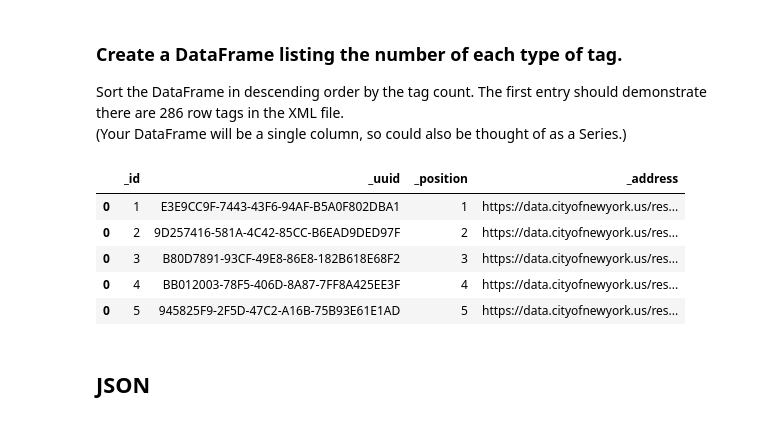
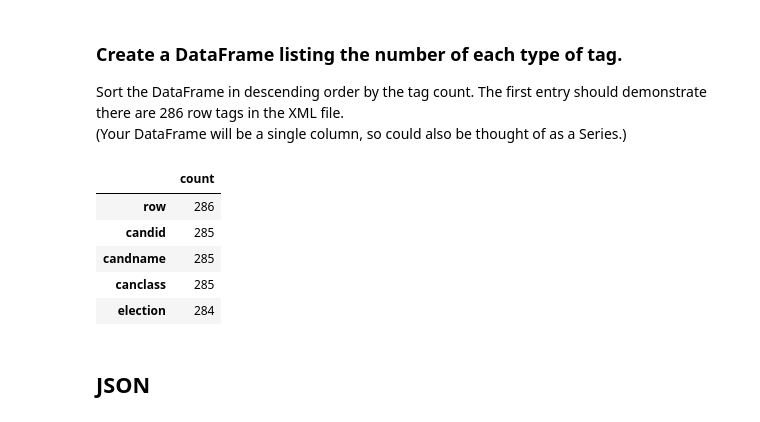
Before and after one commit to Shin-pete/dsc-2-14-04-json-and-xml-lab-online-ds-ft-100118, a Jupyter notebook: index.ipynb, the cells around one changed output. Drawn from its saved outputs; the diff is of its cells as text; code cells hidden in the pictures.

```diff
--- a/index.ipynb
+++ b/index.ipynb
@@ -45,27 +45,20 @@ Sort the DataFrame in descending order by the tag count. The first entry should
 # %%
 import pandas as pd
 # %%
-dfs = []
-for n, element in enumerate(root.iter('row')):
-    if n > 0:
-        dfs.append(pd.DataFrame.from_dict(element.attrib, orient='index').transpose())
-df = pd.concat(dfs)
-df.head()
-
 tags = {}
 for element in root.iter():
     tags[element.tag] = tags.get(element.tag, 0) + 1
 df = pd.DataFrame.from_dict(tags, orient='index')
 df.columns = ['count']
 df = df.sort_values(by='count', ascending=False)
 df.head()
 # %% [output]
-|  | _id | _uuid | _position | _address |
-| 0 | 1 | E3E9CC9F-7443-43F6-94AF-B5A0F802DBA1 | 1 | https://data.cityofnewyork.us/res... |
-| 0 | 2 | 9D257416-581A-4C42-85CC-B6EAD9DED97F | 2 | https://data.cityofnewyork.us/res... |
-| 0 | 3 | B80D7891-93CF-49E8-86E8-182B618E68F2 | 3 | https://data.cityofnewyork.us/res... |
-| 0 | 4 | BB012003-78F5-406D-8A87-7FF8A425EE3F | 4 | https://data.cityofnewyork.us/res... |
-| 0 | 5 | 945825F9-2F5D-47C2-A16B-75B93E61E1AD | 5 | https://data.cityofnewyork.us/res... |
+|  | count |
+| row | 286 |
+| candid | 285 |
+| candname | 285 |
+| canclass | 285 |
+| election | 284 |
 # %% [markdown]
 ## JSON
 # %% [markdown]
```
